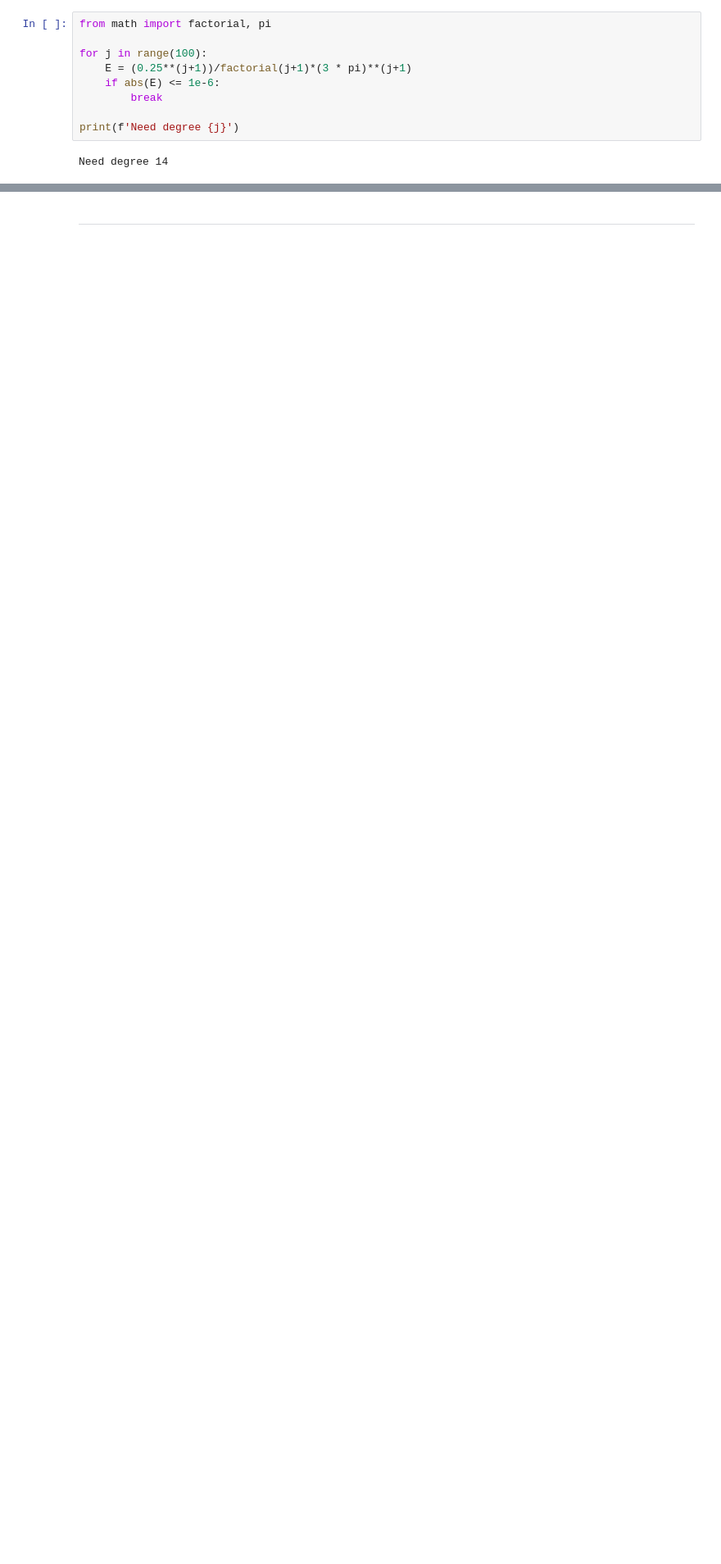
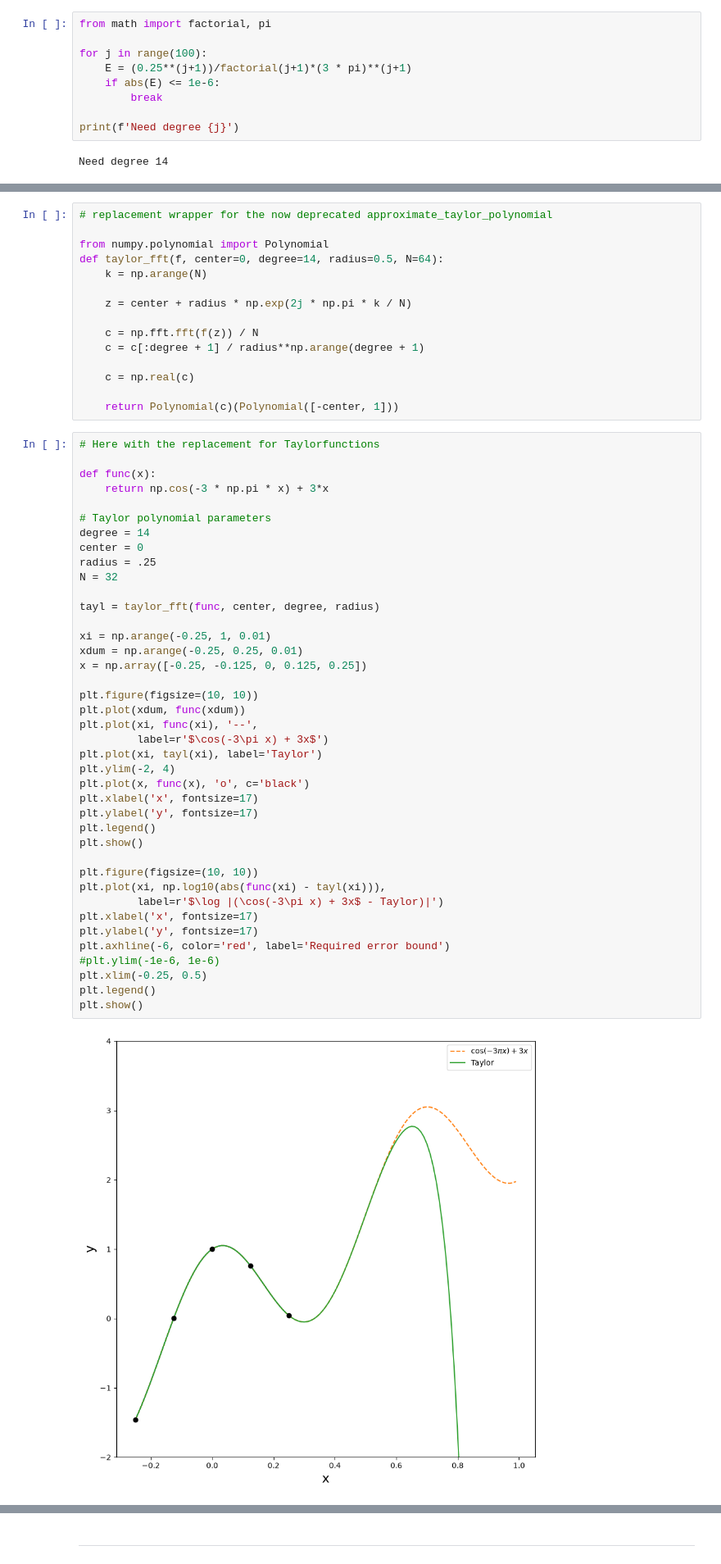
Before and after one commit to MarcusFri/NumAstro2026W_MarcusFrischherz_08225094, a Jupyter notebook: Exercise sheet Nr. 4.ipynb, the cells around one changed output, grey strips where cells are left out. Shown at 82% size. Cells and saved outputs as stored; diff of their text form; blank space fills up the shorter version.

```diff
--- a/Exercise sheet Nr. 4.ipynb
+++ b/Exercise sheet Nr. 4.ipynb
@@ -153,0 +176,57 @@ Need degree 14
+# %%
+# replacement wrapper for the now deprecated approximate_taylor_polynomial
+
+from numpy.polynomial import Polynomial
+def taylor_fft(f, center=0, degree=14, radius=0.5, N=64):
+    k = np.arange(N)
+
+    z = center + radius * np.exp(2j * np.pi * k / N)
+
+    c = np.fft.fft(f(z)) / N
+    c = c[:degree + 1] / radius**np.arange(degree + 1)
+
+    c = np.real(c)
+
+    return Polynomial(c)(Polynomial([-center, 1]))
+# %%
+# Here with the replacement for Taylorfunctions
+
+def func(x):
+    return np.cos(-3 * np.pi * x) + 3*x
+
+# Taylor polynomial parameters
+degree = 14
+center = 0
+radius = .25
+N = 32
+
+tayl = taylor_fft(func, center, degree, radius)
+
+xi = np.arange(-0.25, 1, 0.01)
+xdum = np.arange(-0.25, 0.25, 0.01)
+x = np.array([-0.25, -0.125, 0, 0.125, 0.25])
+
+plt.figure(figsize=(10, 10))
+plt.plot(xdum, func(xdum))
+plt.plot(xi, func(xi), '--',
+         label=r'$\cos(-3\pi x) + 3x$')
+plt.plot(xi, tayl(xi), label='Taylor')
+plt.ylim(-2, 4)
+plt.plot(x, func(x), 'o', c='black')
+plt.xlabel('x', fontsize=17)
+plt.ylabel('y', fontsize=17)
+plt.legend()
+plt.show()
+
+plt.figure(figsize=(10, 10))
+plt.plot(xi, np.log10(abs(func(xi) - tayl(xi))),
+         label=r'$\log |(\cos(-3\pi x) + 3x$ - Taylor)|')
+plt.xlabel('x', fontsize=17)
+plt.ylabel('y', fontsize=17)
+plt.axhline(-6, color='red', label='Required error bound')
+#plt.ylim(-1e-6, 1e-6)
+plt.xlim(-0.25, 0.5)
+plt.legend()
+plt.show()
+# %% [output]
+[figure, added]
```
Also changed, not shown: parts of 4 cells of this notebook.
